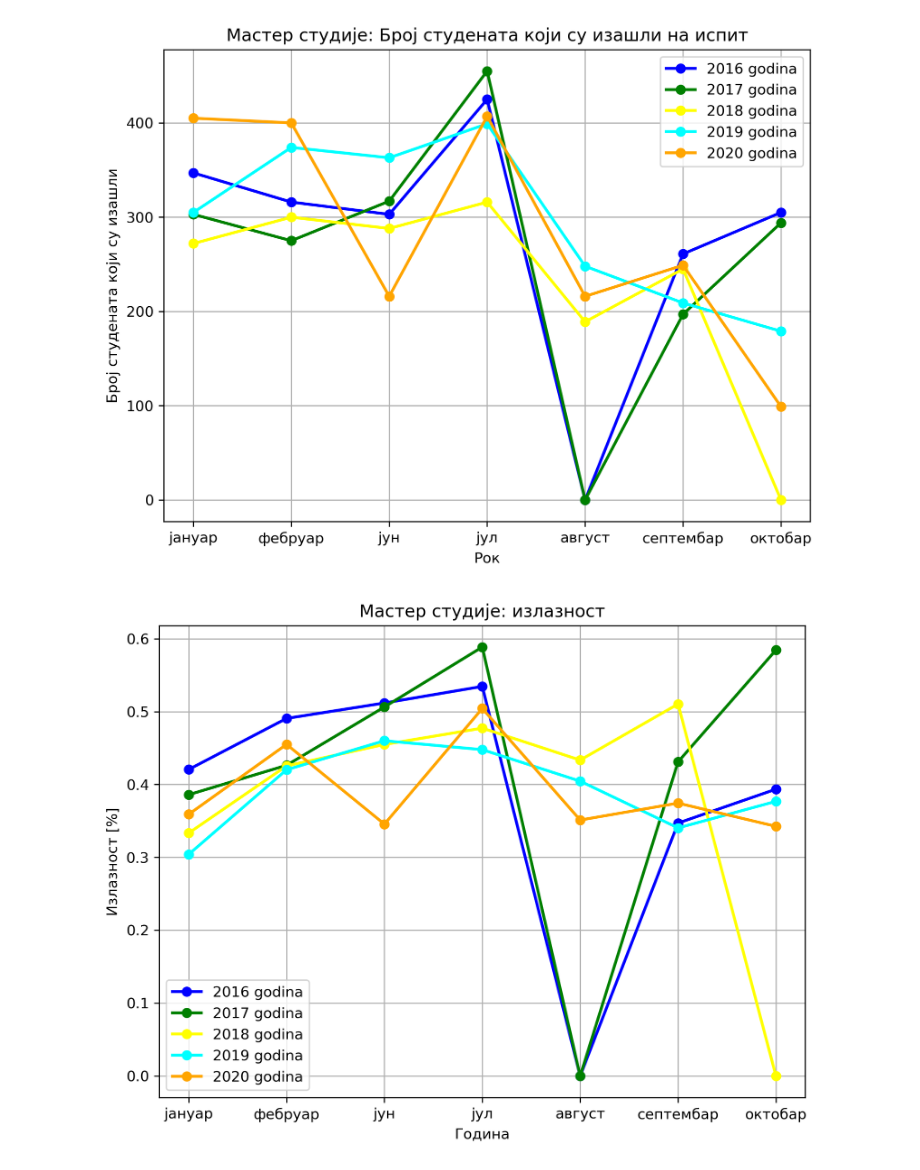
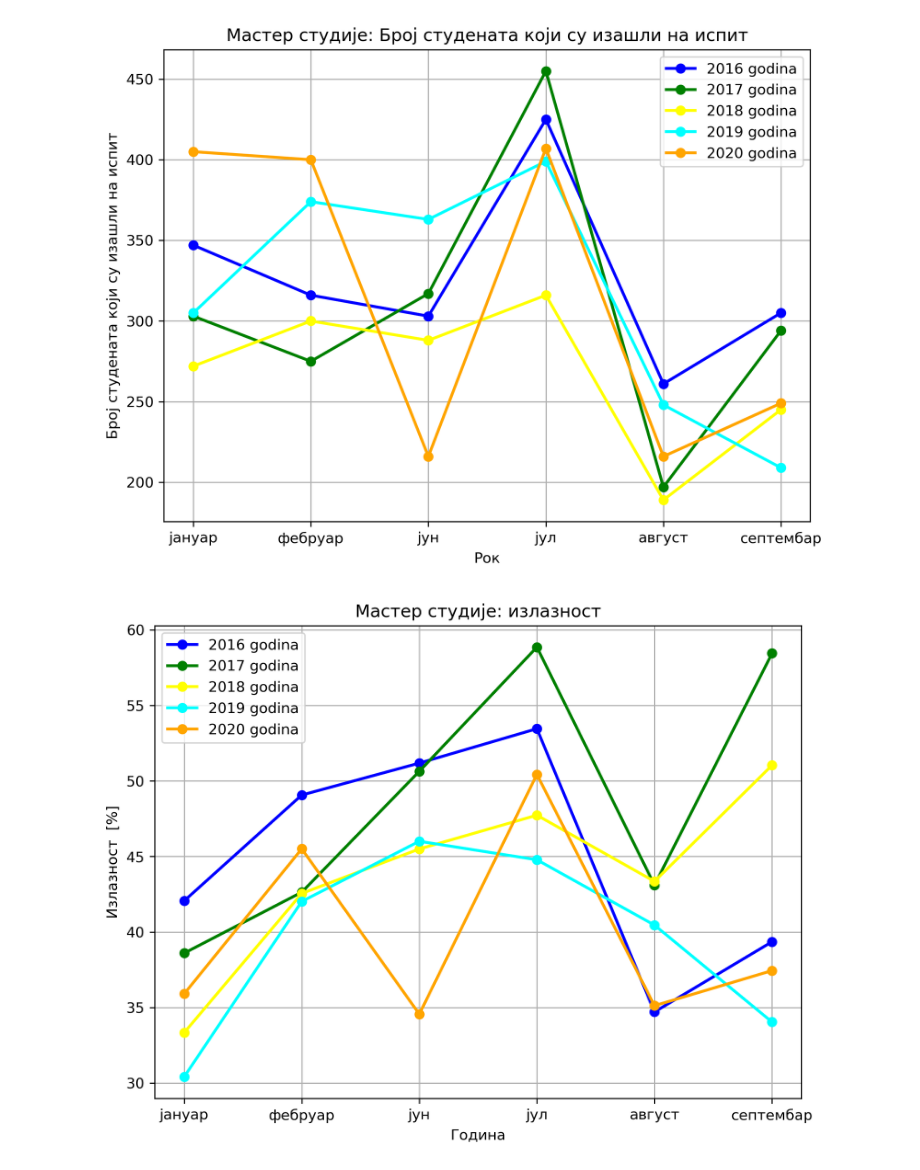
Before and after one commit to AleksaRacic/izlaznost_ETF, a Jupyter notebook: Untitled.ipynb, the cells around one changed output. Cells and saved outputs as stored; diff of their text form; code cells hidden in the pictures.

Commit message:
Graph fix

```diff
--- a/Untitled.ipynb
+++ b/Untitled.ipynb
@@ -27,3 +13,11 @@ df = df = df.replace({'tip_roka':r'[Ф,ф].*'}, {'tip_roka': 'фебруар'},
+# %%
+df.loc[((df['tip_roka']=='септембар')&(df['skolska_godina_roka']==2016)), 'tip_roka'] = 'август'
+df.loc[((df['tip_roka']=='септембар')&(df['skolska_godina_roka']==2017)), 'tip_roka'] = 'август'
+df.loc[((df['tip_roka']=='октобар')&(df['skolska_godina_roka']==2016)), 'tip_roka'] = 'септембар'
+df.loc[((df['tip_roka']=='октобар')&(df['skolska_godina_roka']==2017)), 'tip_roka'] = 'септембар'
+
+
+#df = df.loc[df['tip_roka'] != 'октобар']
 # %%
 doktorski = df[df['akronim_profila'].str.startswith('Д', na=False)]
 # %%
@@ -43,7 +32,7 @@ tmp[tmp['tip_roka'] == 'август']
 colors = ['blue', 'green', 'yellow', 'cyan', 'orange']
 # %%
 def po_godinama_mesecima(df):
-    meseci_ = ['јануар', 'фебруар', 'јун', 'јул','август', 'септембар', 'октобар']
+    meseci_ = ['јануар', 'фебруар', 'јун', 'јул','август', 'септембар']
     po_godinama = {}
     for godina in df['skolska_godina_roka'].unique():
         godina_df = df[df['skolska_godina_roka'] == godina]
@@ -71,7 +60,7 @@ from matplotlib.pyplot import figure
 
 def custom_multitrend_plot(data_list , title="",  ylabel="", xlabel="", name=""):
     figure(figsize=(8, 6), dpi=300)
-    labels = ['јануар', 'фебруар', 'јун', 'јул','август', 'септембар', 'октобар']
+    labels = ['јануар', 'фебруар', 'јун', 'јул','август', 'септембар']
     ticks = range(len(labels))
     plt.xticks(ticks, labels)
     for data in data_list:
@@ -81,7 +70,7 @@ def custom_multitrend_plot(data_list , title="",  ylabel="", xlabel="", name="")
     plt.ylabel(ylabel)
     plt.legend()
     plt.grid()
-    plt.savefig('Grafici/'+name+'_grafik.png')
+    plt.savefig('Grafici/'+name+'_grafik.svg')
 # %%
 jsondata.values()
 # %% [output]
@@ -121,7 +110,7 @@ data_list = []
 
 def podeli(x,y):
     if y != 0:
-        return x/y
+        return (x/y)*100.0
     else:
         return 0
 
@@ -135,5 +124,5 @@ for data, col in zip(jsondata.values(), colors):
         'color' : col
     })
 
-custom_multitrend_plot(data_list, "Основне студије: излазност",r"Излазност[%]", "Година", 'osnovni_izlaznost')
+custom_multitrend_plot(data_list, "Основне студије: излазност",r"Излазност  [%]", "Година", 'osnovni_izlaznost')
 # %% [output]
@@ -163,31 +152,31 @@ for data, col in zip(jsondata.values(), colors):
         'color' : col
     })
 
-custom_multitrend_plot(data_list, "Мастер студије: Број студената који су изашли на испит", "Број студената који су изашли", "Рок", 'master_izaslo')
+custom_multitrend_plot(data_list, "Мастер студије: Број студената који су изашли на испит", "Број студената који су изашли на испит", "Рок", 'master_izaslo')
 # %% [output]
-[figure, old version]
+[figure, new version]
 # %%
 data_list = []
 
 def podeli(x,y):
     if y != 0:
-        return x/y
+        return (x/y)*100
     else:
         return 0
 
 def podeli_niz(x, y):
     return [podeli(x1,y1) for x1,y1 in zip(x,y)]
 
 for data, col in zip(jsondata.values(), colors):
     data_list.append({
         'data' : podeli_niz(data['izaslo'],data['prijavilo']),
         'opis' : template(data['godina']),
         'color' : col
     })
 
-custom_multitrend_plot(data_list, "Мастер студије: излазност",r"Излазност [%]", "Година", 'master_izlaznost')
+custom_multitrend_plot(data_list, "Мастер студије: излазност",r"Излазност  [%]", "Година", 'master_izlaznost')
 # %% [output]
-[figure, old version]
+[figure, new version]
 # %%
 godine, prijavljeno, izaslo = podaci_po_godinama(osnovni)
 izlaznost = [i/p for i,p in zip(izaslo, prijavljeno)]
```
Also changed, not shown: parts of 11 cells of this notebook, 14 other files.
